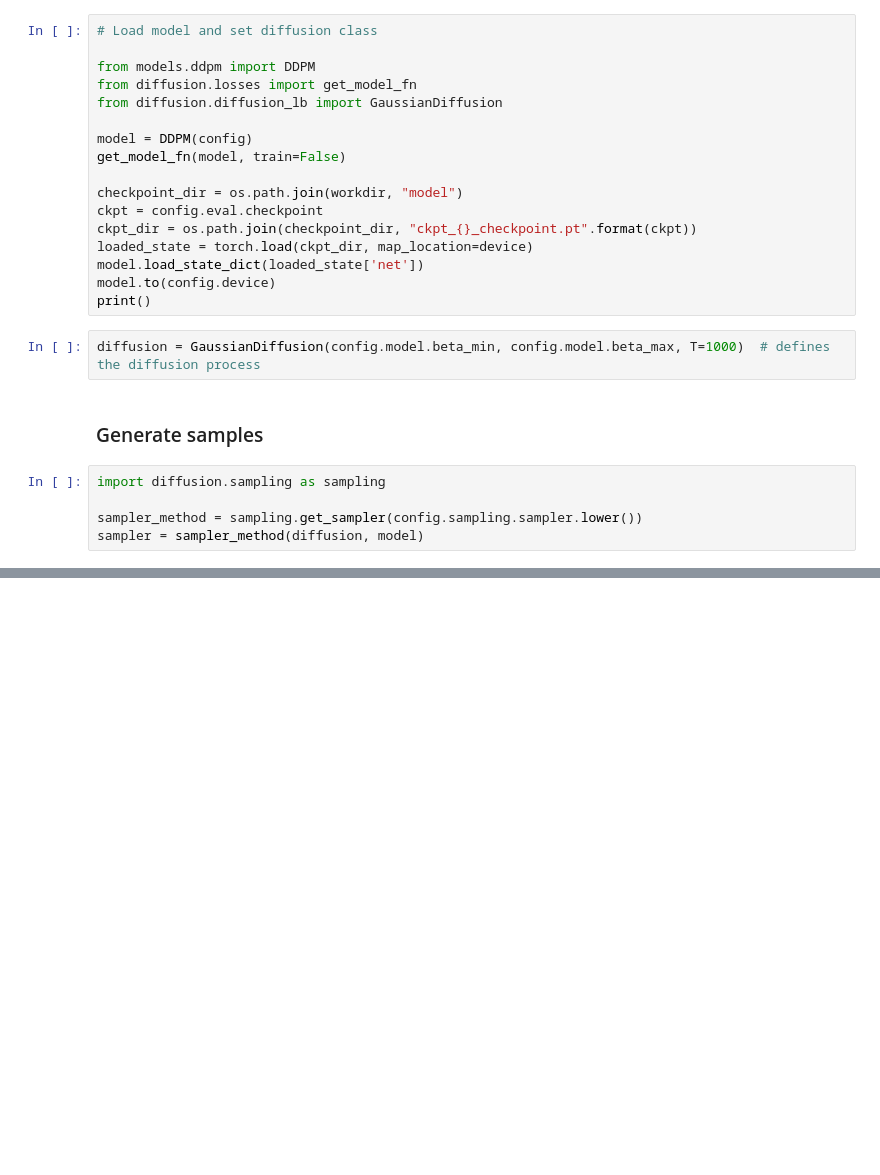
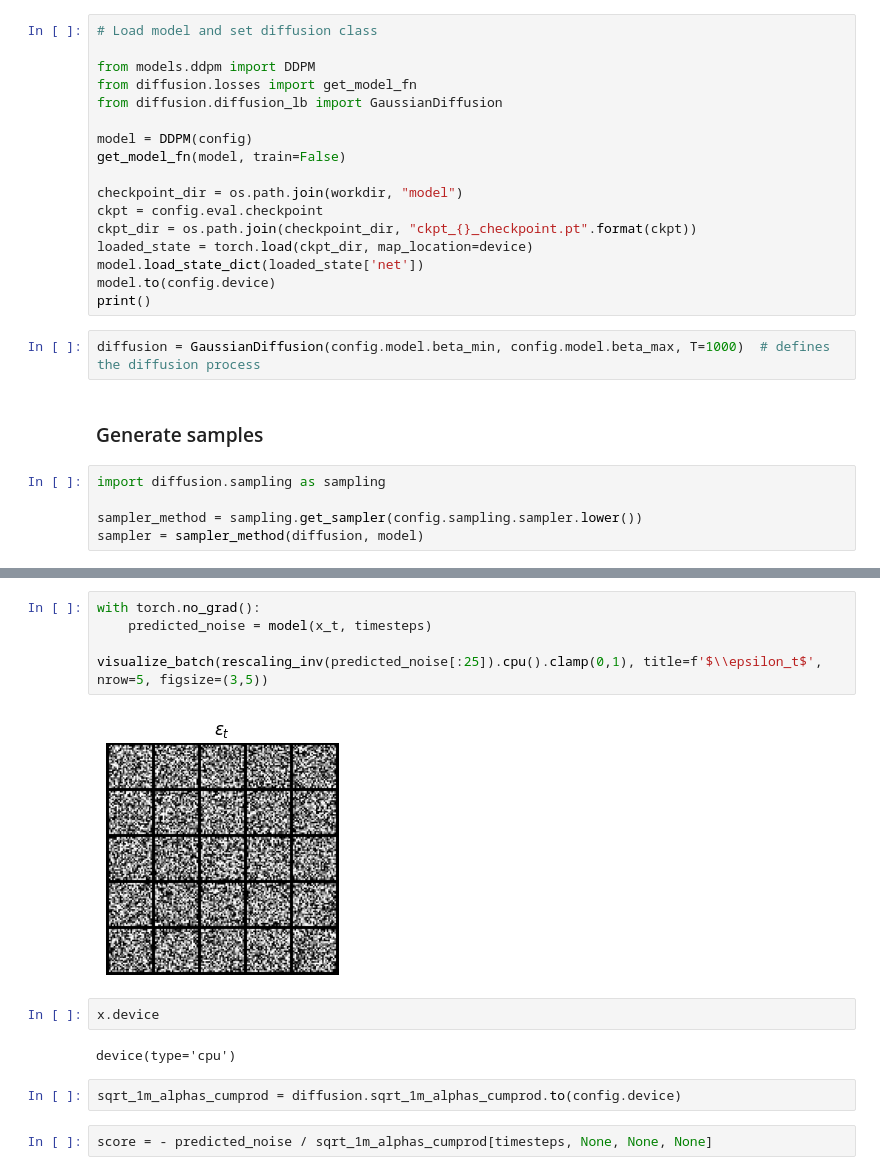
Before and after one commit to gabrielraya/ddpm-mnist, a Jupyter notebook: Interactive.ipynb, the cells around one changed output, grey strips where cells are left out. Drawn from its saved outputs; the diff is of its cells as text; blank space fills up the shorter version.

```diff
--- a/Interactive.ipynb
+++ b/Interactive.ipynb
@@ -82,0 +95,15 @@ visualize_batch(uncond_samples_ddim[:25].cpu().clip(0,1), nrow=5, figsize=(3,5))
+# %%
+with torch.no_grad():
+    predicted_noise = model(x_t, timesteps)
+
+visualize_batch(rescaling_inv(predicted_noise[:25]).cpu().clamp(0,1), title=f'$\\epsilon_t$', nrow=5, figsize=(3,5))
+# %% [output]
+[figure, added]
+# %%
+x.device
+# %% [output]
+device(type='cpu')
+# %%
+sqrt_1m_alphas_cumprod = diffusion.sqrt_1m_alphas_cumprod.to(config.device)
+# %%
+score = - predicted_noise / sqrt_1m_alphas_cumprod[timesteps, None, None, None]
```
Also changed, not shown: parts of 5 cells of this notebook.
